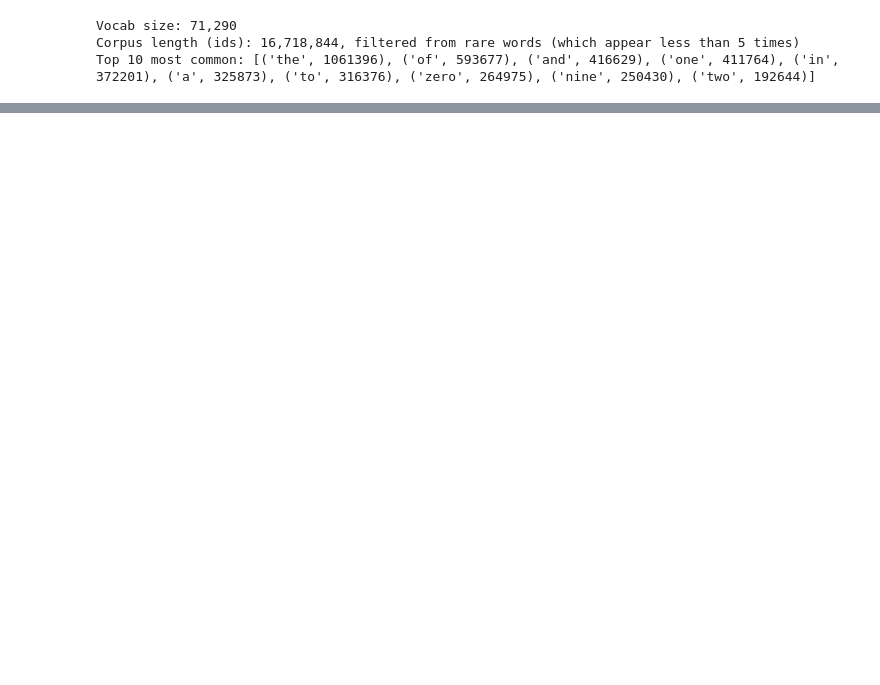
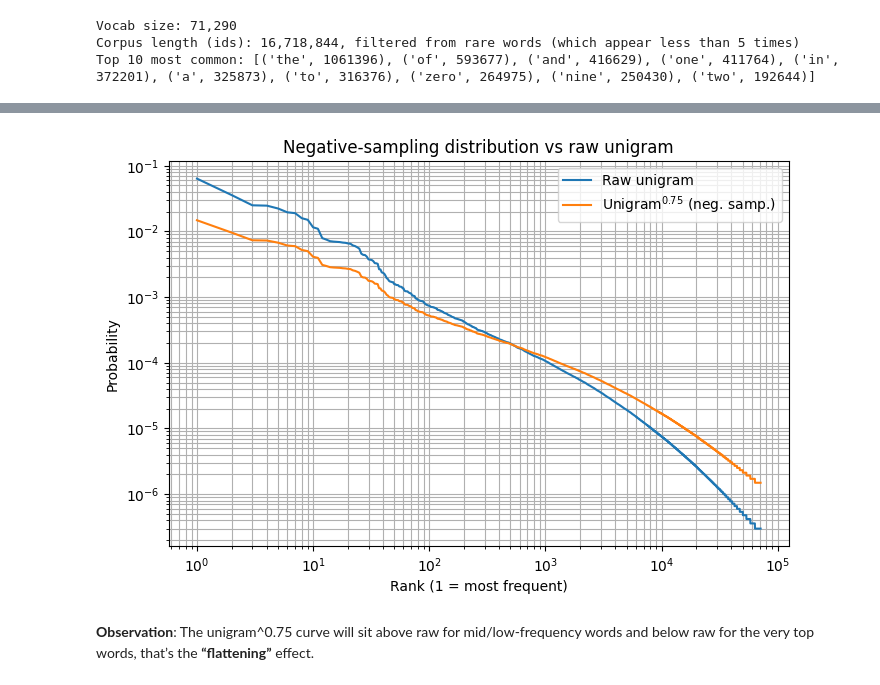
Before and after one commit to FederCO23/Potential_Talents_-_Yc1Y0PqXJsbGtBoy, a Jupyter notebook: Potential_Talents_part2.ipynb, the cells around one changed output, grey strips where cells are left out. Drawn from its saved outputs; the diff is of its cells as text; code cells hidden in the pictures; blank space fills up the shorter version.

```diff
--- a/Potential_Talents_part2.ipynb
+++ b/Potential_Talents_part2.ipynb
@@ -143,0 +428,36 @@ Top 10 most common: [('the', 1061396), ('of', 593677), ('and', 416629), ('one',
+# %%
+# window + negatives
+WINDOW_MAX   = 5          # dynamic window upper bound
+NEGATIVE_K   = 5          # negatives per positive
+BATCH_SIZE   = 4096 if torch.cuda.is_available() else 1024
+
+# negative sampling distribution with the unigram^(3/4)
+power = 0.75
+counts = np.array([vocab[w] for w in itos], dtype=np.float64)
+unigram_pow = counts ** power
+neg_prob = unigram_pow / unigram_pow.sum()
+# %%
+# Plot the negative sampling distribution
+
+# Raw unigram prob and smoothed (unigram^0.75)
+raw_prob = counts / counts.sum()
+neg_prob = (counts ** 0.75)
+neg_prob = neg_prob / neg_prob.sum()
+
+# Rank–probability plot (log–log): raw vs smoothed
+order_raw = np.argsort(-raw_prob)
+order_neg = np.argsort(-neg_prob)
+
+plt.figure(figsize=(8,5))
+plt.loglog(np.arange(1, len(itos)+1), raw_prob[order_raw], label="Raw unigram")
+plt.loglog(np.arange(1, len(itos)+1), neg_prob[order_neg], label="Unigram$^{0.75}$ (neg. samp.)")
+plt.xlabel("Rank (1 = most frequent)")
+plt.ylabel("Probability")
+plt.title("Negative-sampling distribution vs raw unigram")
+plt.legend()
+plt.grid(True, which="both")
+plt.show()
+# %% [output]
+[figure, added]
+# %% [markdown]
+**Observation**: The unigram^0.75 curve will sit above raw for mid/low-frequency words and below raw for the very top words, that’s the **“flattening”** effect.
```
Also changed, not shown: parts of 41 cells of this notebook.
